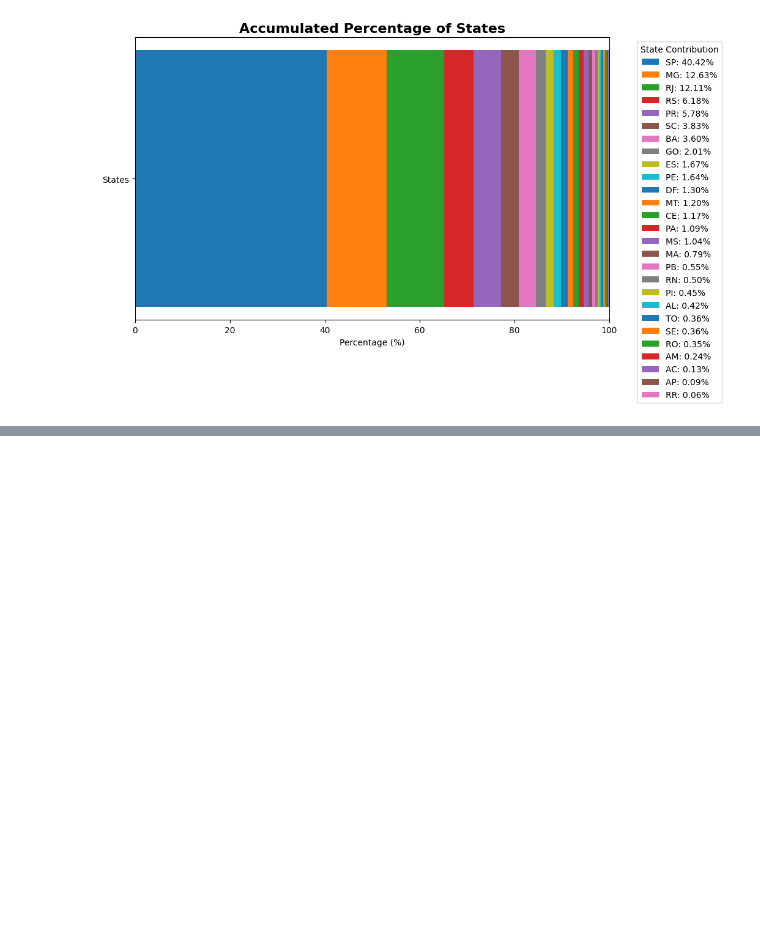
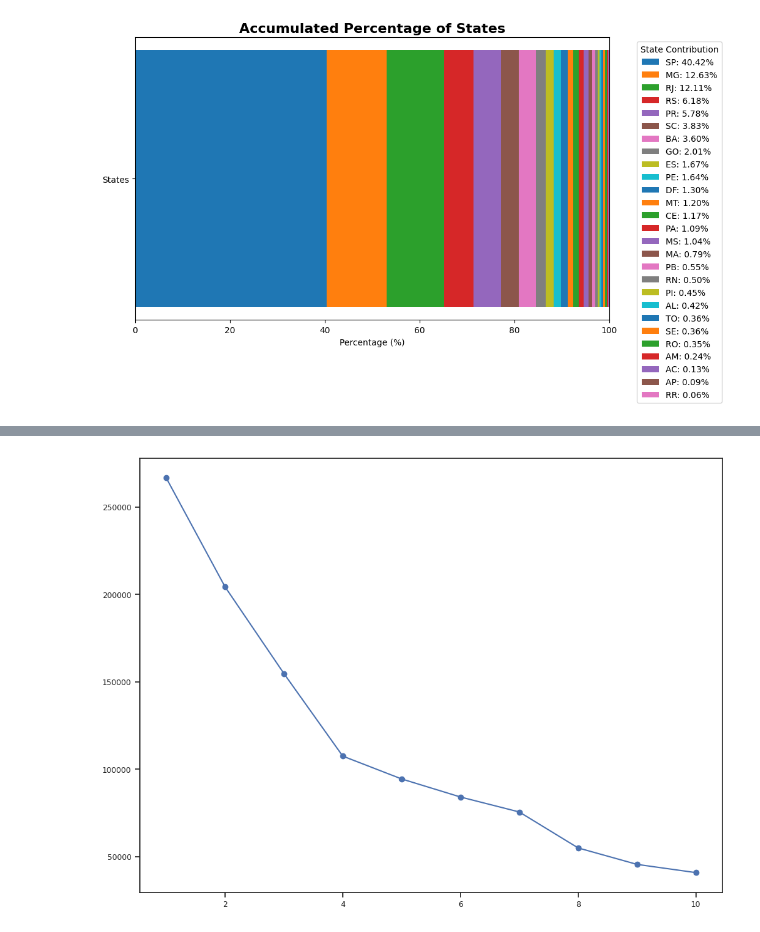
Before and after one commit to Jorge-Esteban/Busines-Intelligence-and-Data-Mining-Project, a Jupyter notebook: BI&DM_Project.ipynb, the cells around one changed output, grey strips where cells are left out. Cells and saved outputs as stored; diff of their text form; code cells hidden in the pictures; blank space fills up the shorter version.

Commit message:
Customer segmentation done, **Pending review**

```diff
--- a/BI&DM_Project.ipynb
+++ b/BI&DM_Project.ipynb
@@ -1111,0 +1389,4 @@ plt.show()
+# %%
+avg_purchase = df_clean.groupby('customer_id')['payment_value'].mean().reset_index()
+avg_purchase = avg_purchase.rename({'payment_value':'m_score'},axis = 1)
+avg_purchase.head()
@@ -1111,0 +1406,4 @@ plt.show()
+# %%
+merge = max_date.merge(n_transaction, how = 'left', on = 'customer_id')
+merge = merge.merge(avg_purchase, how = 'left', on = 'customer_id')
+merge
@@ -1111,0 +1424,3 @@ plt.show()
+# %%
+df_rfm = merge[['customer_id','r_score','f_score','m_score']]
+df_rfm
@@ -1111,0 +1456,20 @@ plt.show()
+# %%
+# Handle NaN values before scaling
+features = df_rfm.drop('customer_id', axis=1)
+# Impute NaN values with the mean of each column
+features = features.fillna(features.mean())
+
+scale = StandardScaler()
+features_scaled = scale.fit_transform(features)
+# %%
+wcss = []
+for i in range(1, 11):
+    kmeans = KMeans(n_clusters=i, init='k-means++', random_state=1)
+    kmeans.fit(features_scaled)
+    wcss.append(kmeans.inertia_)
+
+plt.figure(figsize=(12, 9))
+plt.plot(range(1, 11), wcss, marker='o')
+plt.show()
+# %% [output]
+[figure, added]
```
Also changed, not shown: parts of 62 cells of this notebook.
